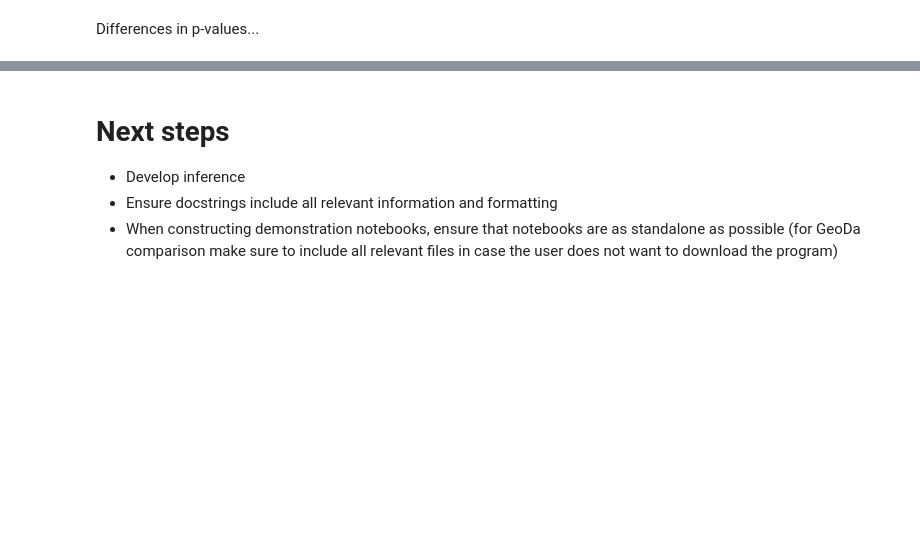
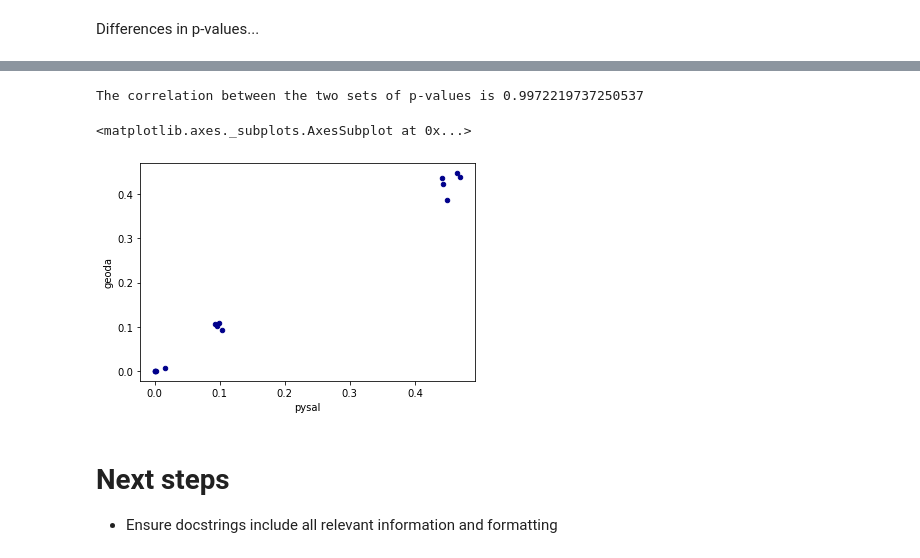
Before and after one commit to jeffcsauer/GSOC2020, a Jupyter notebook: validation/Validation_LJC_bivariate.ipynb, the cells around one changed output, grey strips where cells are left out. Saved outputs shown, nothing was run; the diff lists cells and outputs as text; code cells hidden in the pictures; blank space fills up the shorter version.

Commit message:
Corrected inference for BVLJC CLC, and cleaned up a bit of the functions

```diff
--- a/validation/Validation_LJC_bivariate.ipynb
+++ b/validation/Validation_LJC_bivariate.ipynb
@@ -68,7 +68,7 @@ z = np.asarray(z).flatten()
 print(x)
 print(z)
 # ensure weights are binary transformed
-w.transformation = 'b'
+w.transform = 'b'
 # %% [output]
 [0. 0. 0. 0. 0. 0. 0. 0. 1. 1. 1. 1. 1. 1. 1. 1.]
 [0 1 0 1 1 1 1 1 0 0 1 1 0 0 1 1]
@@ -530,6 +551,17 @@ array([   nan,  0.002,  0.   ,  0.   ,  0.017,  0.035, -0.001,  0.051,
-# %% [markdown]
-# Next steps
-
-- Develop inference
-- Ensure docstrings include all relevant information and formatting
-- When constructing demonstration notebooks, ensure that notebooks are as standalone as possible (for GeoDa comparison make sure to include all relevant files in case the user does not want to download the program)
+# %%
+# Assess correlation between p-values
+corrdf = pd.DataFrame(test_results_case2.p_sim, GeoDa_LJC.BV_PP_VAL).reset_index()
+corrdf.columns = ['pysal', 'geoda']
+print("The correlation between the two sets of p-values is", corrdf['pysal'].corr(corrdf['geoda']))
+
+corrdf.plot.scatter(x='pysal',
+                    y='geoda',
+                    c='DarkBlue')
+# %% [output]
+The correlation between the two sets of p-values is 0.9972219737250537
+<matplotlib.axes._subplots.AxesSubplot at 0x...>
+[figure, added]
+# %% [markdown]
+# Next steps
+
+- Ensure docstrings include all relevant information and formatting
```
Also changed, not shown: parts of 6 cells of this notebook, 4 other files.
